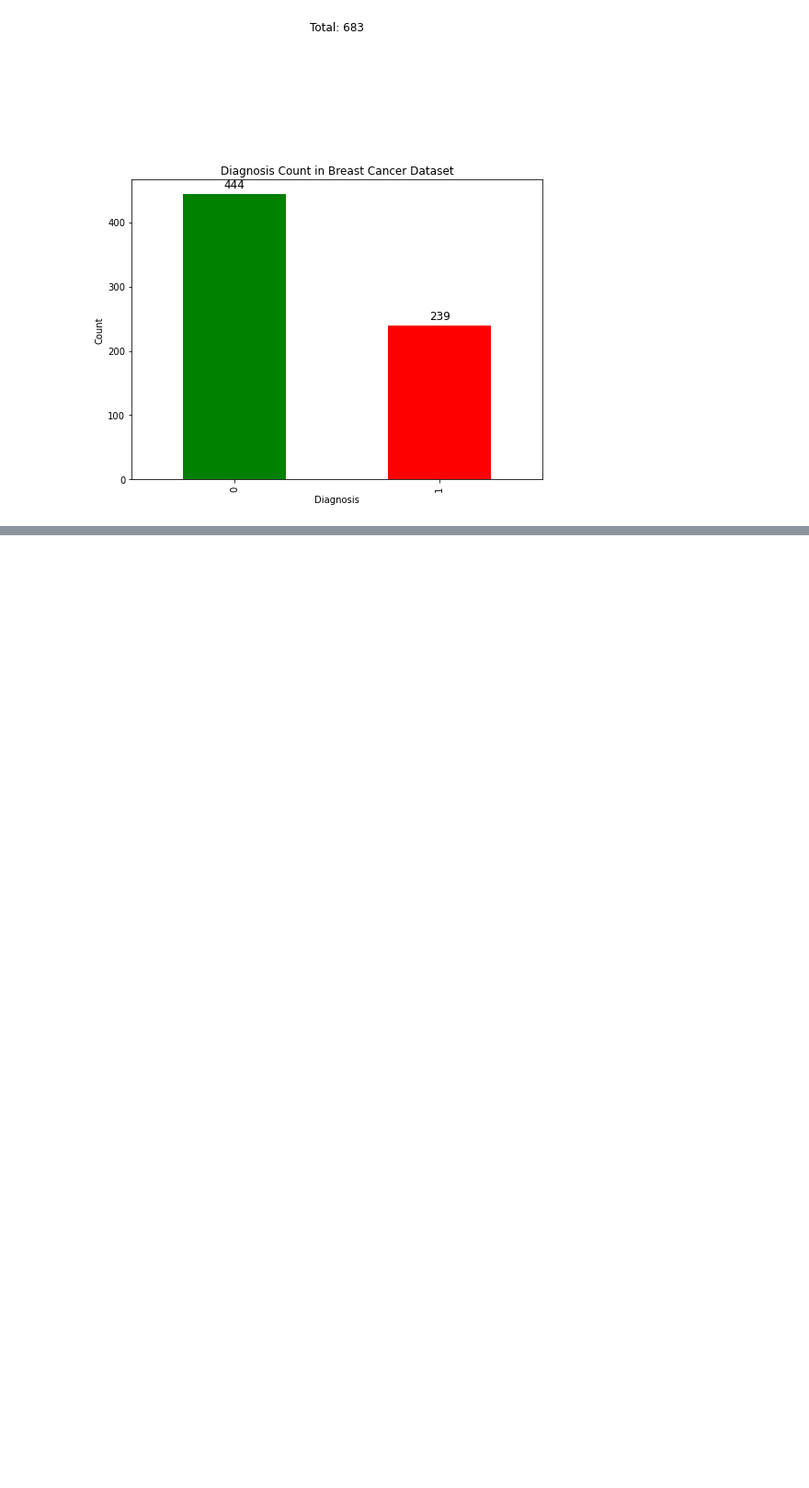
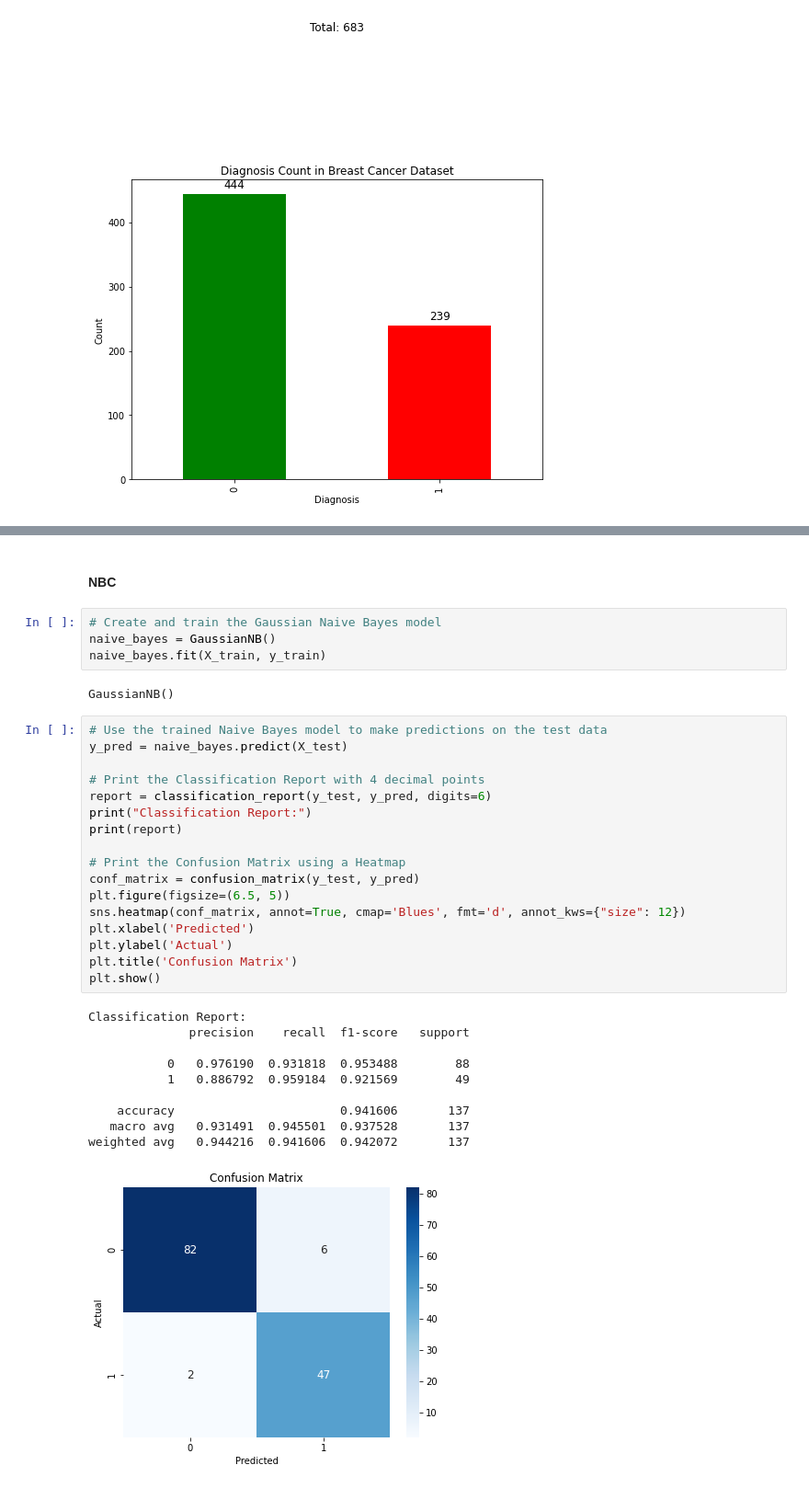
Before and after one commit to Anuvathan/Breast_Cancer_Benign_Malign_Prediction, a Jupyter notebook: hjvsbhf.ipynb, the cells around one changed output, grey strips where cells are left out. Shown at 92% size. Saved outputs shown, nothing was run; the diff lists cells and outputs as text; blank space fills up the shorter version.

```diff
--- a/hjvsbhf.ipynb
+++ b/hjvsbhf.ipynb
@@ -328,0 +333,36 @@ weighted avg   0.941606  0.941606  0.941606       137
+# %% [markdown]
+#### NBC
+# %%
+# Create and train the Gaussian Naive Bayes model
+naive_bayes = GaussianNB()
+naive_bayes.fit(X_train, y_train)
+# %% [output]
+GaussianNB()
+# %%
+# Use the trained Naive Bayes model to make predictions on the test data
+y_pred = naive_bayes.predict(X_test)
+
+# Print the Classification Report with 4 decimal points
+report = classification_report(y_test, y_pred, digits=6)
+print("Classification Report:")
+print(report)
+
+# Print the Confusion Matrix using a Heatmap
+conf_matrix = confusion_matrix(y_test, y_pred)
+plt.figure(figsize=(6.5, 5))
+sns.heatmap(conf_matrix, annot=True, cmap='Blues', fmt='d', annot_kws={"size": 12})
+plt.xlabel('Predicted')
+plt.ylabel('Actual')
+plt.title('Confusion Matrix')
+plt.show()
+# %% [output]
+Classification Report:
+              precision    recall  f1-score   support
+
+           0   0.976190  0.931818  0.953488        88
+           1   0.886792  0.959184  0.921569        49
+
+    accuracy                       0.941606       137
+   macro avg   0.931491  0.945501  0.937528       137
+weighted avg   0.944216  0.941606  0.942072       137
+[figure, added]
```
Also changed, not shown: parts of 8 cells of this notebook.
